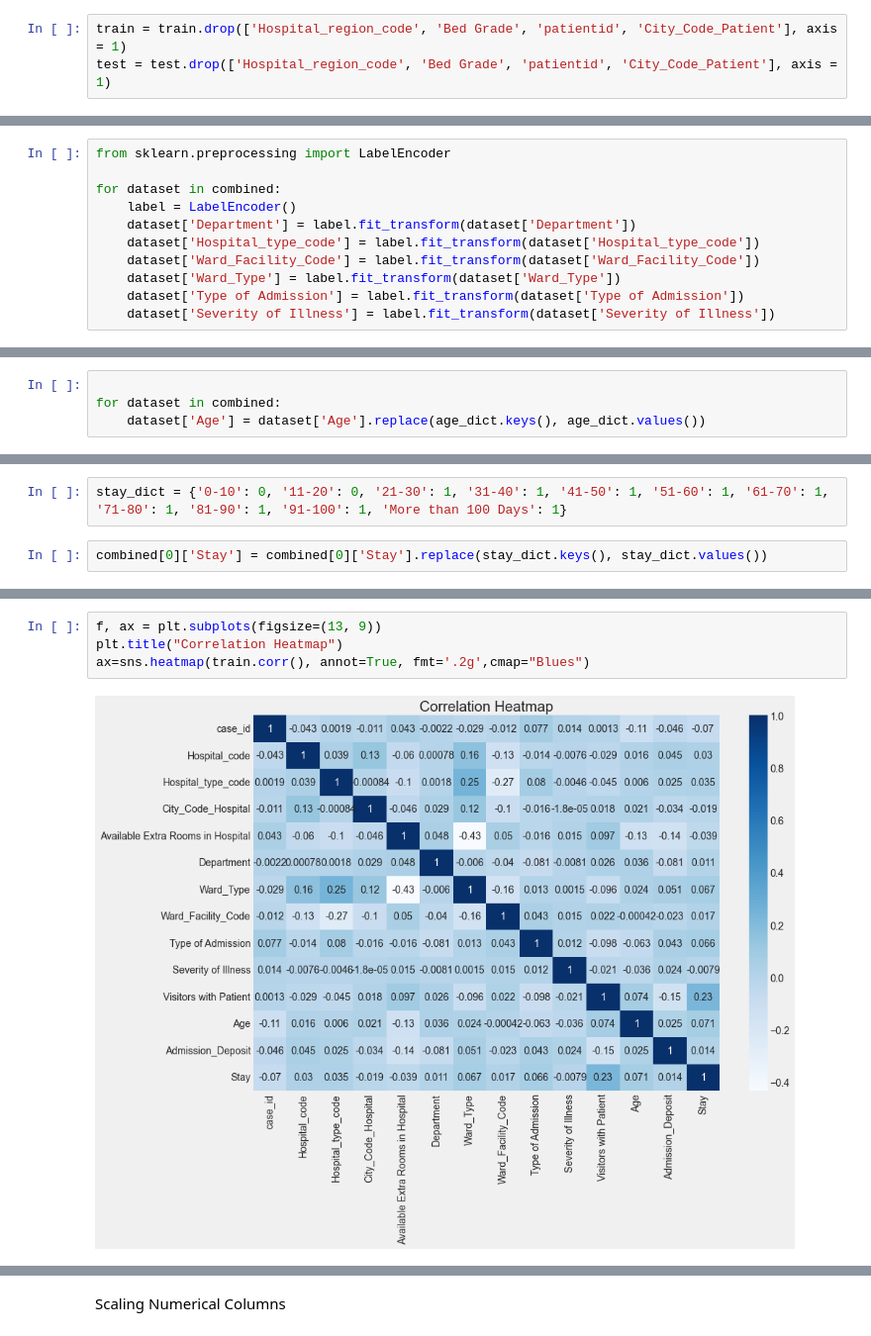
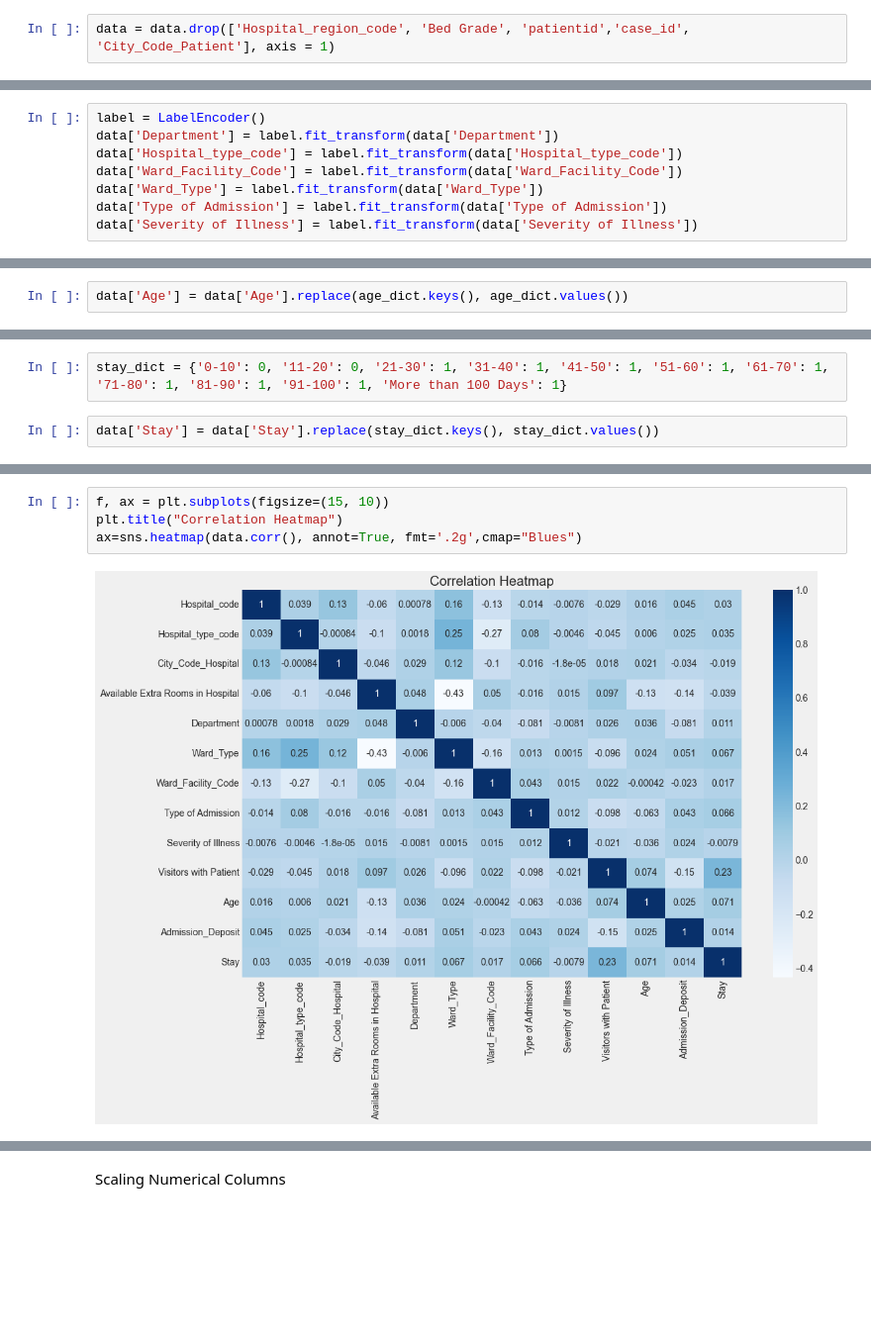
Before and after one commit to georgespap/healthcare_covid19, a Jupyter notebook: python_code_ipynb/HEALTHCARE.ipynb, the cells around one changed output, grey strips where cells are left out. Shown at 99% size. Cells and saved outputs as stored; diff of their text form; blank space fills up the shorter version.

```diff
--- a/python_code_ipynb/HEALTHCARE.ipynb
+++ b/python_code_ipynb/HEALTHCARE.ipynb
@@ -302,3 +198,2 @@ Unique Values for Stay
 # %%
-train = train.drop(['Hospital_region_code', 'Bed Grade', 'patientid', 'City_Code_Patient'], axis = 1)
-test = test.drop(['Hospital_region_code', 'Bed Grade', 'patientid', 'City_Code_Patient'], axis = 1)
+data = data.drop(['Hospital_region_code', 'Bed Grade', 'patientid','case_id', 'City_Code_Patient'], axis = 1)
@@ -310,11 +202,8 @@ combined = [train, test]
 # %%
-from sklearn.preprocessing import LabelEncoder
-
-for dataset in combined:
-    label = LabelEncoder()
-    dataset['Department'] = label.fit_transform(dataset['Department'])
-    dataset['Hospital_type_code'] = label.fit_transform(dataset['Hospital_type_code'])
-    dataset['Ward_Facility_Code'] = label.fit_transform(dataset['Ward_Facility_Code'])
-    dataset['Ward_Type'] = label.fit_transform(dataset['Ward_Type'])
-    dataset['Type of Admission'] = label.fit_transform(dataset['Type of Admission'])
-    dataset['Severity of Illness'] = label.fit_transform(dataset['Severity of Illness'])
+label = LabelEncoder()
+data['Department'] = label.fit_transform(data['Department'])
+data['Hospital_type_code'] = label.fit_transform(data['Hospital_type_code'])
+data['Ward_Facility_Code'] = label.fit_transform(data['Ward_Facility_Code'])
+data['Ward_Type'] = label.fit_transform(data['Ward_Type'])
+data['Type of Admission'] = label.fit_transform(data['Type of Admission'])
+data['Severity of Illness'] = label.fit_transform(data['Severity of Illness'])
@@ -366,6 +222,4 @@ array(['51-60', '71-80', '31-40', '41-50', '81-90', '61-70', '21-30',
 age_dict = {'0-10': 0, '11-20': 1, '21-30': 2, '31-40': 3, '41-50': 4, '51-60': 5, '61-70': 6, '71-80': 7, '81-90': 8, '91-100': 9}
 # %%
-
-for dataset in combined:
-    dataset['Age'] = dataset['Age'].replace(age_dict.keys(), age_dict.values())
+data['Age'] = data['Age'].replace(age_dict.keys(), age_dict.values())
 # %%
@@ -381,5 +234,5 @@ array(['0-10', '41-50', '31-40', '11-20', '51-60', '21-30', '71-80',
 # %%
 stay_dict = {'0-10': 0, '11-20': 0, '21-30': 1, '31-40': 1, '41-50': 1, '51-60': 1, '61-70': 1, '71-80': 1, '81-90': 1, '91-100': 1, 'More than 100 Days': 1}
 # %%
-combined[0]['Stay'] = combined[0]['Stay'].replace(stay_dict.keys(), stay_dict.values())
+data['Stay'] = data['Stay'].replace(stay_dict.keys(), stay_dict.values())
 # %%
@@ -393,8 +246,8 @@ combined[0].Age.hist()
 <AxesSubplot:>
 [figure]
 # %%
-f, ax = plt.subplots(figsize=(13, 9))
+f, ax = plt.subplots(figsize=(15, 10))
 plt.title("Correlation Heatmap")
-ax=sns.heatmap(train.corr(), annot=True, fmt='.2g',cmap="Blues")
+ax=sns.heatmap(data.corr(), annot=True, fmt='.2g',cmap="Blues")
 # %% [output]
-[figure, old version]
+[figure, new version]
```
Also changed, not shown: parts of 102 cells of this notebook.
